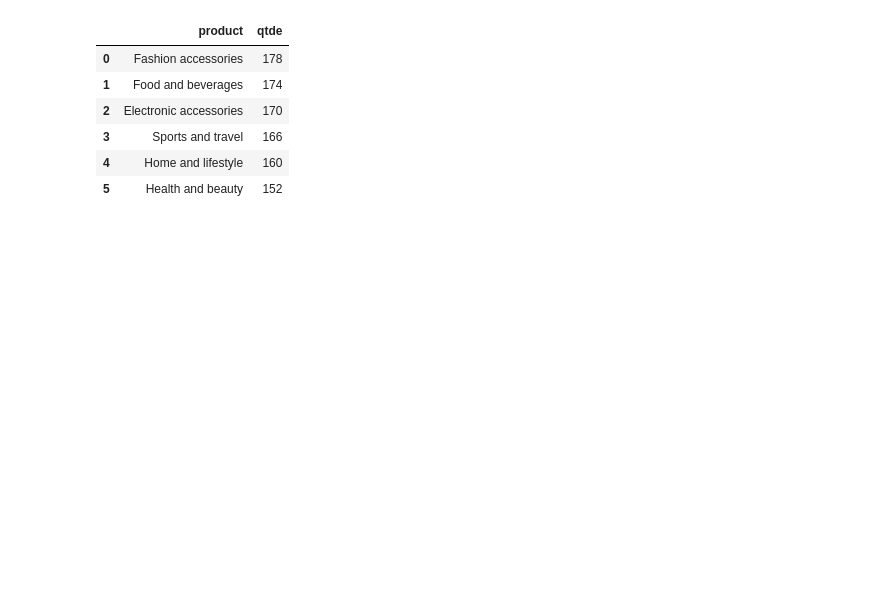
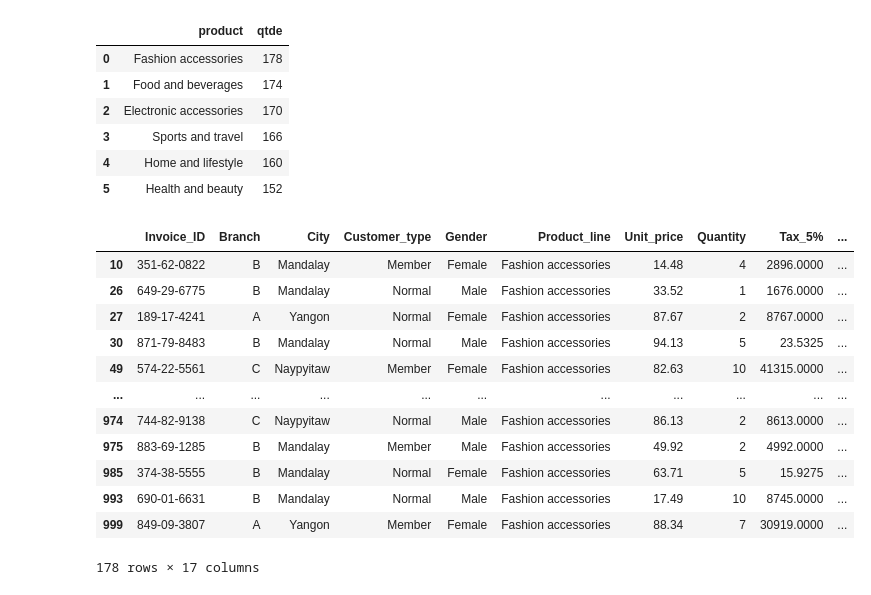
Before and after one commit to moisesmember/python_project, a Jupyter notebook: other/Supermarket sales.ipynb, the cells around one changed output. Saved outputs shown, nothing was run; the diff lists cells and outputs as text; code cells hidden in the pictures; blank space fills up the shorter version.

```diff
--- a/other/Supermarket sales.ipynb
+++ b/other/Supermarket sales.ipynb
@@ -134,3 +192,20 @@ qtde_venda_produtos
 | 3 | Sports and travel | 166 |
 | 4 | Home and lifestyle | 160 |
 | 5 | Health and beauty | 152 |
+# %%
+filtro_por_produto = sales[sales.Product_line.isin(['Fashion accessories'])] # Filtra só por Produto
+filtro_por_produto
+# %% [output]
+|  | Invoice_ID | Branch | City | Customer_type | Gender | Product_line | Unit_price | Quantity | Tax_5% | ... |
+| 10 | 351-62-0822 | B | Mandalay | Member | Female | Fashion accessories | 14.48 | 4 | 2896.0000 | ... |
+| 26 | 649-29-6775 | B | Mandalay | Normal | Male | Fashion accessories | 33.52 | 1 | 1676.0000 | ... |
+| 27 | 189-17-4241 | A | Yangon | Normal | Female | Fashion accessories | 87.67 | 2 | 8767.0000 | ... |
+| 30 | 871-79-8483 | B | Mandalay | Normal | Male | Fashion accessories | 94.13 | 5 | 23.5325 | ... |
+| 49 | 574-22-5561 | C | Naypyitaw | Member | Female | Fashion accessories | 82.63 | 10 | 41315.0000 | ... |
+| ... | ... | ... | ... | ... | ... | ... | ... | ... | ... | ... |
+| 974 | 744-82-9138 | C | Naypyitaw | Normal | Male | Fashion accessories | 86.13 | 2 | 8613.0000 | ... |
+| 975 | 883-69-1285 | B | Mandalay | Member | Male | Fashion accessories | 49.92 | 2 | 4992.0000 | ... |
+| 985 | 374-38-5555 | B | Mandalay | Normal | Female | Fashion accessories | 63.71 | 5 | 15.9275 | ... |
+| 993 | 690-01-6631 | B | Mandalay | Normal | Male | Fashion accessories | 17.49 | 10 | 8745.0000 | ... |
+| 999 | 849-09-3807 | A | Yangon | Member | Female | Fashion accessories | 88.34 | 7 | 30919.0000 | ... |
+178 rows × 17 columns
```
Also changed, not shown: parts of 13 cells of this notebook.
